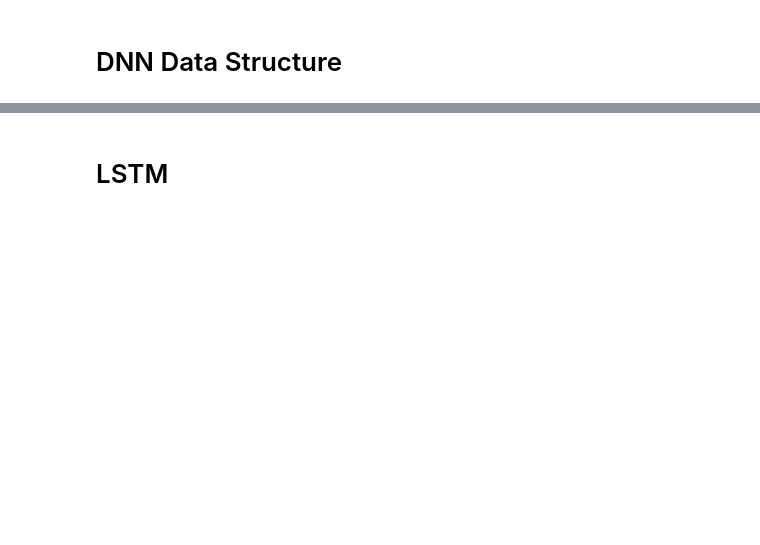
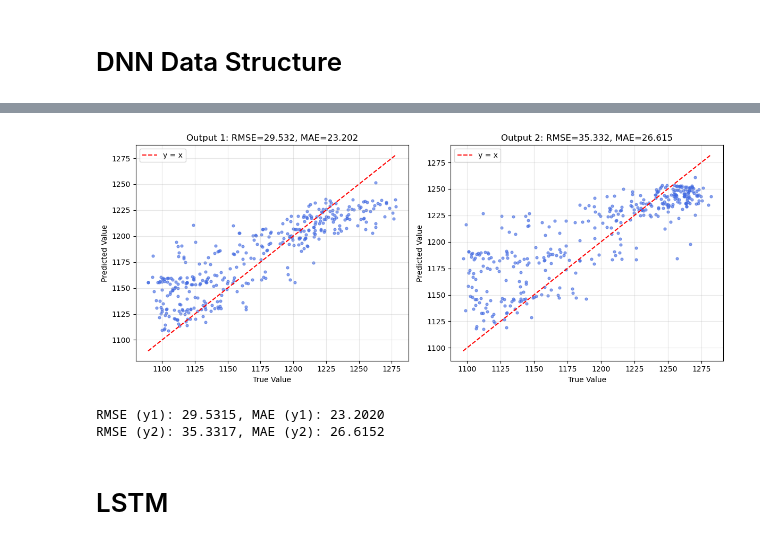
Before and after one commit to tpgml2612/CS230-Project, a Jupyter notebook: RNN.ipynb, the cells around one changed output, grey strips where cells are left out. Saved outputs shown, nothing was run; the diff lists cells and outputs as text; code cells hidden in the pictures; blank space fills up the shorter version.

```diff
--- a/RNN.ipynb
+++ b/RNN.ipynb
@@ -336,0 +428,32 @@ Training complete!
+# %%
+model.eval()
+preds, trues = [], []
+
+with torch.no_grad():
+    for X_batch, y_batch in test_loader:
+        y_pred = model(X_batch)
+        preds.append(y_pred)
+        trues.append(y_batch)
+
+preds = torch.cat(preds).numpy()
+trues = torch.cat(trues).numpy()
+
+# --- 6역정규화 ---
+preds_real = y_scaler.inverse_transform(preds)
+trues_real = y_scaler.inverse_transform(trues)
+
+# --- 시각화 ---
+fig, axes = plt.subplots(1, 2, figsize=(12, 5))
+titles = ["Output Dimension 1", "Output Dimension 2"]
+
+for i, ax in enumerate(axes):
+    ax.plot(trues_real[:, i], label="Actual", color='blue')
+    ax.plot(preds_real[:, i], label="Predicted", color='orange', linestyle='--')
+    ax.set_title(titles[i])
+    ax.set_xlabel("Sample Index")
+    ax.set_ylabel("Value")
+    ax.legend()
+
+plt.suptitle("Predicted vs Actual (after inverse normalization)", fontsize=14)
+plt.tight_layout()
+plt.show()
@@ -337,3 +528,9 @@ Training complete!
+# %%
+preds_orig, trues_orig = plot_true_vs_pred_2d(model, train_loader, y_scaler)
+# %% [output]
+[figure, added]
+RMSE (y1): 29.5315, MAE (y1): 23.2020
+RMSE (y2): 35.3317, MAE (y2): 26.6152
 # %% [markdown]
 # LSTM
 # %%
```
Also changed, not shown: parts of 22 cells of this notebook, 15 other files.
